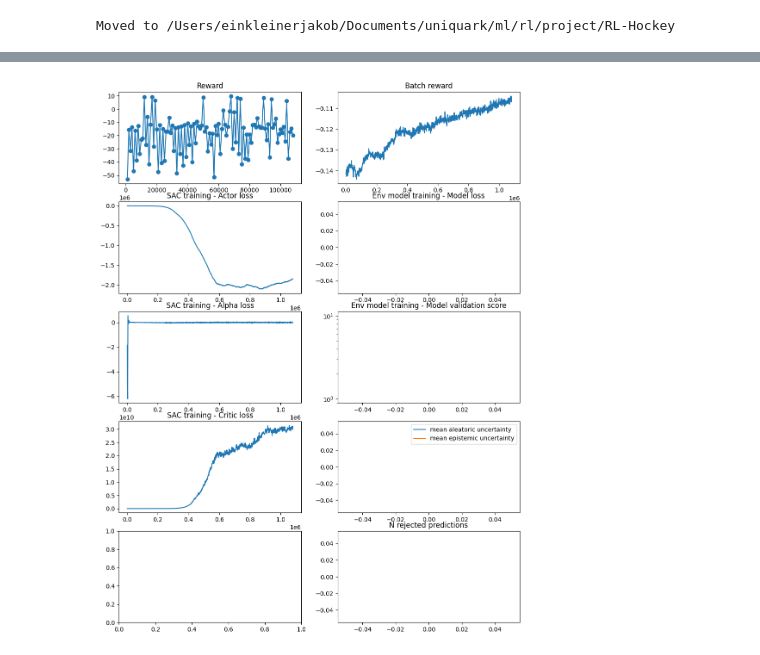
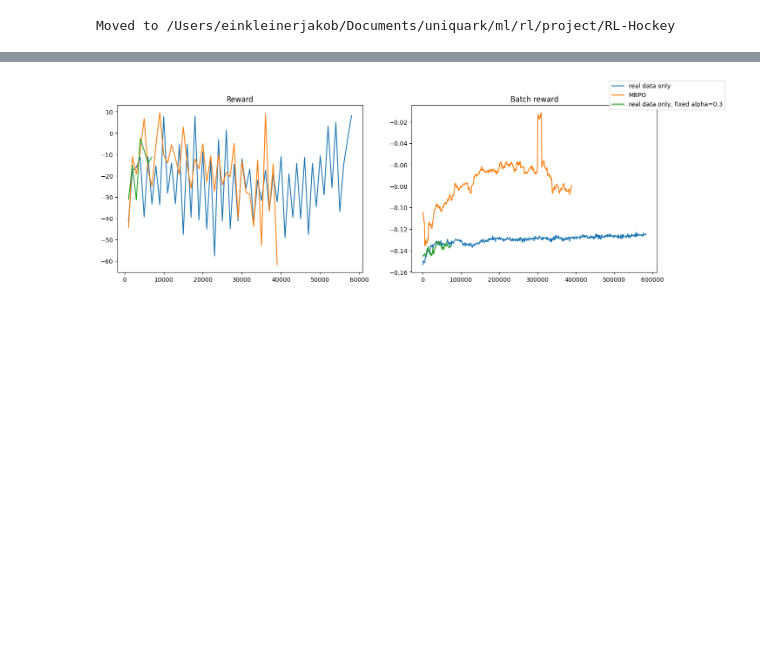
Before and after one commit to richard-be/RL-Hockey, a Jupyter notebook: experiments/mbpo/train_results.ipynb, the cells around one changed output, grey strips where cells are left out. Cells and saved outputs as stored; diff of their text form; code cells hidden in the pictures; blank space fills up the shorter version.

```diff
--- a/experiments/mbpo/train_results.ipynb
+++ b/experiments/mbpo/train_results.ipynb
@@ -28,44 +23,66 @@ train = pd.read_csv(f"{MODEL_DIR}/train.csv")
+# %%
+def get_statistics(run):
+    model_dir = get_latest_run_dir(RESULTS_DIR) if run == "latest" else f"{RESULTS_DIR}/{run}"
+    results = pd.read_csv(f"{model_dir}/results.csv")
+    if os.path.exists(model_dir+"/model.pth"):
+        model_train = pd.read_csv(f"{model_dir}/model_train.csv")
+        uncertainties = pd.read_csv(f"{model_dir}/env_uncertainty.csv")
+    else:
+        model_train = pd.DataFrame(columns=["step", "model_loss", "model_val_score"])
+        uncertainties = pd.DataFrame(columns=["step", "alea_uncert_mean", "epis_uncert_mean", "n_rejected_predictions"])
+    train = pd.read_csv(f"{model_dir}/train.csv")
+
+    return results, model_train, uncertainties, train
+# %%
+statistics = {run: get_statistics(run) for run, _ in runs}
 # %%
-figs, axs = plt.subplots(5, 2, figsize=(12, 16))
+# figs, axs = plt.subplots(5, 2, figsize=(12, 16))
 
-rew_axis = axs[0, 0]
-batch_rew_axis = axs[0, 1]
-sac_axis0 = axs[1, 0]
-sac_axis1 = axs[2, 0]
-sac_axis2 = axs[3, 0]
-sac_axis3 = axs[4, 0]
-env_model_axis0 = axs[1, 1]
-env_model_axis1 = axs[2, 1]
-uncert_axis = axs[3, 1]
-uncert_axis2 = axs[4, 1]
+fig_rew, (rew_axis, batch_rew_axis) = plt.subplots(1, 2, figsize=(16, 5))
+fig_sac, (sac_axis0, sac_axis1, sac_axis2) = plt.subplots(1, 3, figsize=(18, 5))
+fig_model, (model_axis0, model_axis1, model_axis2, model_axis3, model_axis4) = plt.subplots(1, 5, figsize=(20, 5))
 
-rew_axis.set_title("Reward")
-rew_axis.plot(results['env_step'], results['episode_reward'], marker="o")
+figs = [fig_rew, fig_sac, fig_model]
+# env_model_axis0 = axs[1, 1]
+# env_model_axis1 = axs[2, 1]
+# uncert_axis = axs[3, 1]
+# uncert_axis2 = axs[4, 1]
 
-env_model_axis0.set_title("Env model training - Model loss")
-env_model_axis0.plot(model_train['step'], model_train['model_loss'], label="model_loss")
-env_model_axis1.set_title("Env model training - Model validation score")
-env_model_axis1.set_yscale("log")
-env_model_axis1.plot(model_train['step'], model_train['model_val_score'], label="model_val_score")
-# env_model_axis.legend()
+for run_id, run_name in runs:
+    results, model_train, uncertainties, train = statistics[run_id]
 
-sac_axis0.set_title("SAC training - Actor loss")
-sac_axis0.plot(train['step'], train['actor_loss'], label="actor_loss")
-sac_axis1.set_title("SAC training - Alpha loss")
-sac_axis1.plot(train['step'], train['alpha_loss'], label="alpha_loss")
-sac_axis2.set_title("SAC training - Critic loss")
-sac_axis2.plot(train['step'], train['critic_loss'], label="critic_loss")
-# sac_axis.legend()
+    rew_axis.set_title("Reward")
+    rew_axis.plot(results['env_step'], results['episode_reward'], label=run_name)
 
-batch_rew_axis.set_title("Batch reward")
-batch_rew_axis.plot(train['step'], train['batch_reward'], label="batch_reward")
+    sac_axis0.set_title("SAC training - Actor loss")
+    sac_axis0.plot(train['step'], train['actor_loss'], label=run_name)
 
-uncert_axis.plot(uncertainties['step'], uncertainties['alea_uncert_mean'], label="mean aleatoric uncertainty")
-# uncert_axis.plot(uncertainties['step'], uncertainties['epis_uncert_max'], label="max epistemic uncertainty")
-uncert_axis.plot(uncertainties['step'], uncertainties['epis_uncert_mean'], label="mean epistemic uncertainty")
-# uncert_axis.set_yscale("log")
-# uncert_axis.plot(uncertainties['step'], uncertainties['epis_uncert_min'], label="min epistemic uncertainty")
-uncert_axis2.set_title("N rejected predictions")
-uncert_axis2.plot(uncertainties['step'], uncertainties['n_rejected_predictions'], label="n rejected samples")
-uncert_axis.legend()
+    sac_axis1.set_title("SAC training - Alpha loss")
+    sac_axis1.plot(train['step'], train['alpha_loss'], label=run_name)
+
+    sac_axis2.set_title("SAC training - Critic loss")
+    sac_axis2.plot(train['step'], train['critic_loss'], label=run_name)
+    sac_axis2.set_yscale("log")
+
+    batch_rew_axis.set_title("Batch reward")
+    batch_rew_axis.plot(train['step'], train['batch_reward'], label=run_name)
+
+    model_axis0.set_title("Env model loss")
+    model_axis0.plot(model_train['step'], model_train['model_loss'], label=run_name)
+
+    model_axis1.set_title("Env model validation score")
+    model_axis1.plot(model_train['step'], model_train['model_val_score'], label=run_name)
+
+
+    model_axis2.set_title("Mean aleatoric uncertainty")
+    model_axis2.plot(uncertainties['step'], uncertainties['alea_uncert_mean'], label=run_name)
+
+    model_axis3.set_title("Mean epistemic uncertainty")
+    model_axis3.plot(uncertainties['step'], uncertainties['epis_uncert_mean'], label=run_name)
+
+    model_axis4.set_title("N rejected predictions")
+    model_axis4.plot(uncertainties['step'], uncertainties['n_rejected_predictions'], label=run_name)
+
+[f.legend([run_name for _, run_name in runs]) for f in figs]
+None
 # %% [output]
@@ -73 +89 @@ uncert_axis.legend()
-[figure, old version]
+[figure, new version]
```
Also changed, not shown: parts of 2 cells of this notebook, 1 other file.
